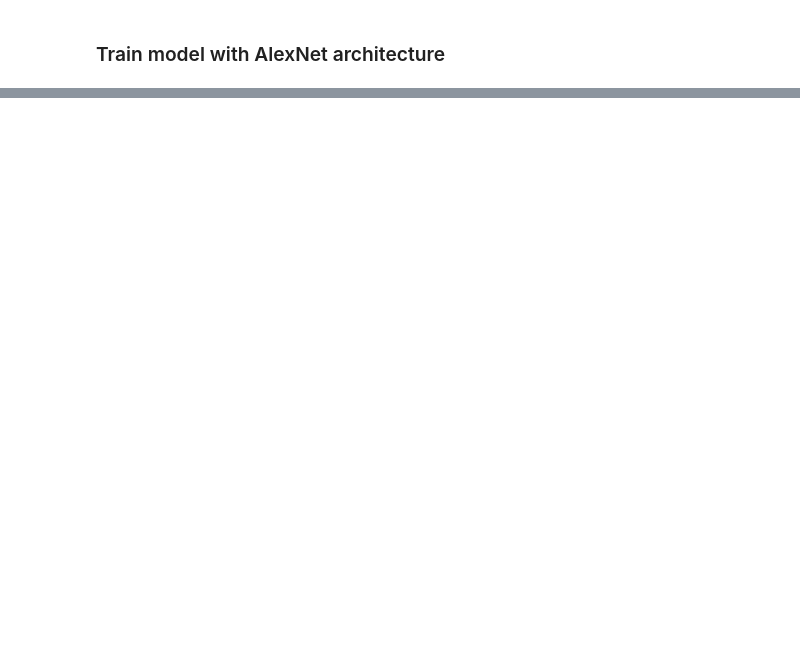
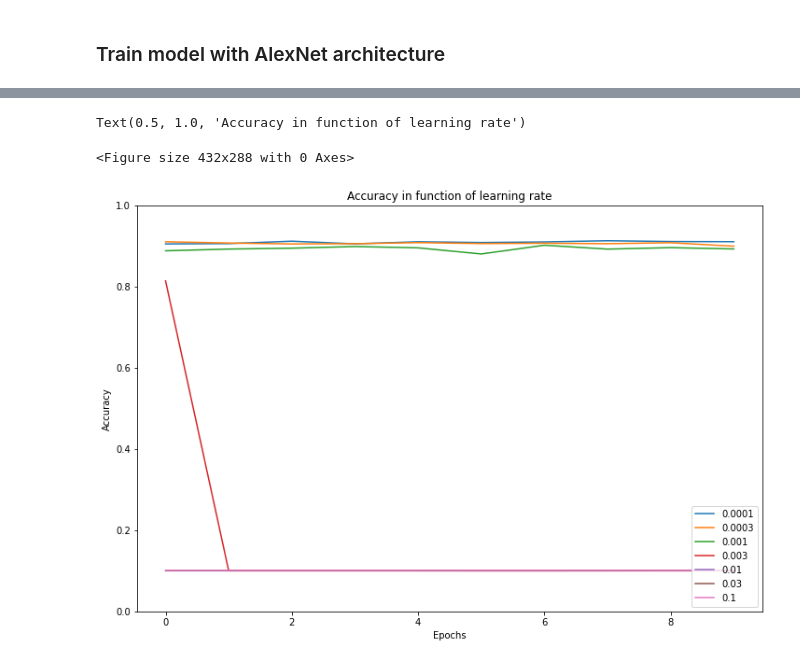
Before and after one commit to tcotte/CNN_Pytorch, a Jupyter notebook: fashion_mnist.ipynb, the cells around one changed output, grey strips where cells are left out. Saved outputs shown, nothing was run; the diff lists cells and outputs as text; code cells hidden in the pictures; blank space fills up the shorter version.

```diff
--- a/fashion_mnist.ipynb
+++ b/fashion_mnist.ipynb
@@ -107,0 +195,11 @@ for epoch in range(EPOCHS):
+# %%
+accuracies = []
+losses = []
+learning_rates = [0.0001, 0.0003, 0.001, 0.003, 0.01, 0.03, 0.1]
+
+for lr in learning_rates:
+  print("<============== Learning Rate : "+ str(lr) +"==============>")
+  optimizer = optim.Adam(alexnet_model.parameters(),  lr=lr)
+  for epoch in range(EPOCHS):
+    losses.extend(train_model(train_loader_alex, device, alexnet_model, optimizer, epoch,  EPOCHS, batch_size)[-nb_batch:])
+    accuracies.append(evaluate_model(alexnet_model, device, test_loader_alex, losses[-1], EPOCHS, epoch, batch_size, len(train_loader_alex.dataset)))
@@ -107,0 +224,19 @@ for epoch in range(EPOCHS):
+# %%
+fig = plt.figure()
+x = np.arange(10)
+
+cnt = 1 # because I don't remove the first accuracies instead it is 0
+fig = plt.figure(figsize=(12, 8))
+for lr in learning_rates:
+  plt.plot(x, accuracies[cnt*10:(cnt+1)*10], label=str(lr))
+  cnt+=1
+
+plt.legend(loc='lower right')
+plt.xlabel("Epochs")
+plt.ylabel("Accuracy")
+plt.ylim(0,1)
+plt.title("Accuracy in function of learning rate")
+# %% [output]
+Text(0.5, 1.0, 'Accuracy in function of learning rate')
+<Figure size 432x288 with 0 Axes>
+[figure, added]
```
Also changed, not shown: parts of 12 cells of this notebook.
